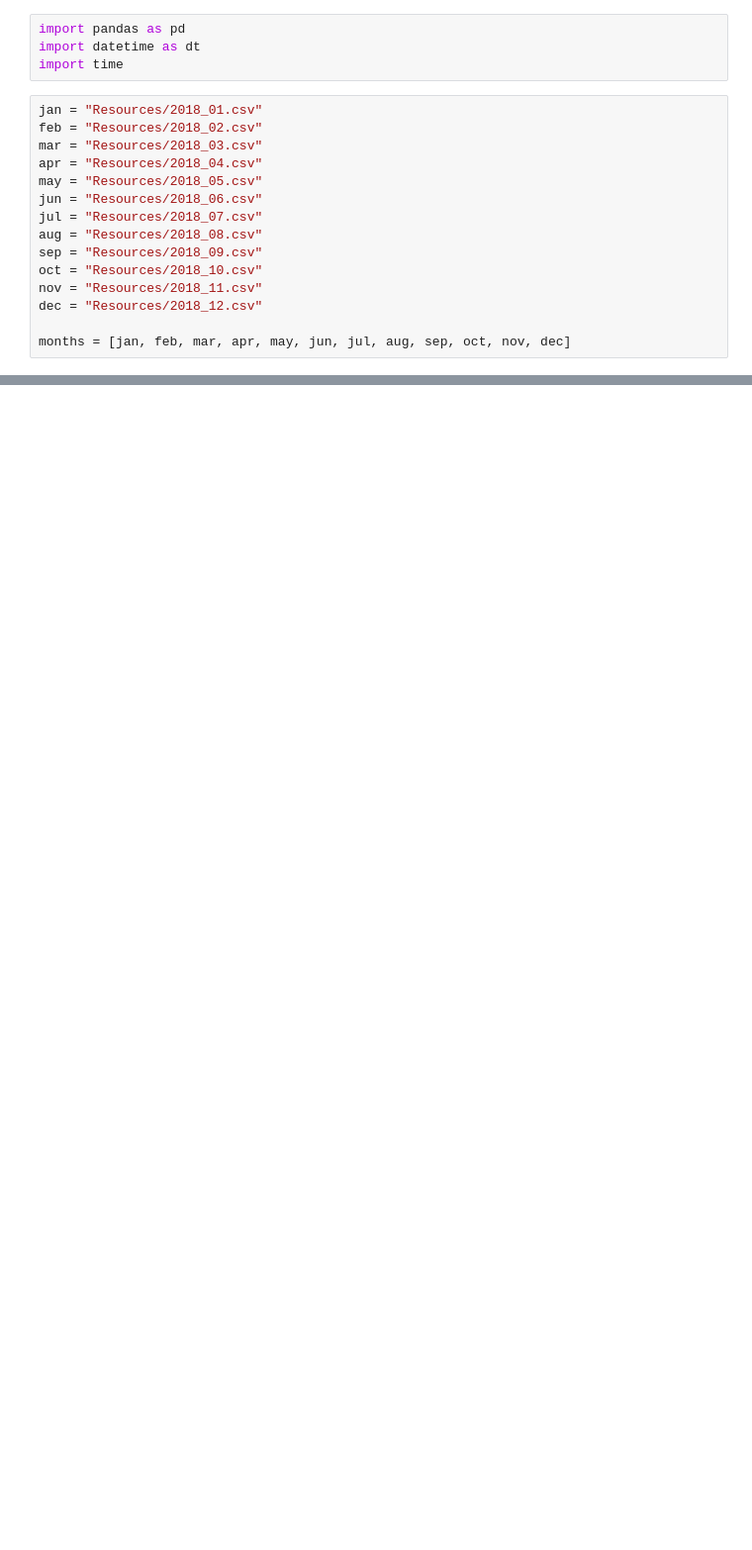
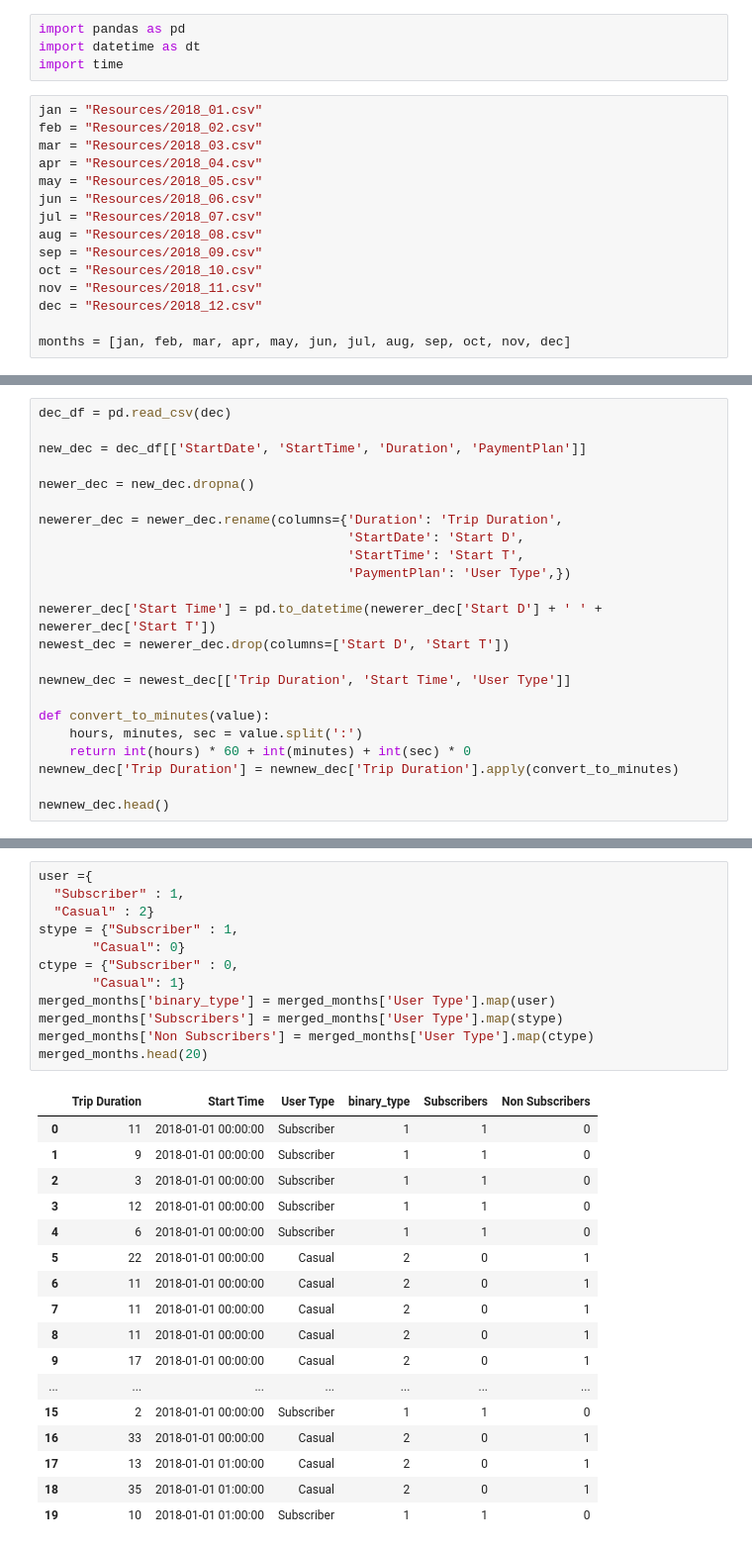
Before and after one commit to uncncsu/project-1, a Jupyter notebook: Portland_Clean.ipynb, the cells around one changed output, grey strips where cells are left out. Shown at 99% size. Saved outputs shown, nothing was run; the diff lists cells and outputs as text; blank space fills up the shorter version.

```diff
--- a/Portland_Clean.ipynb
+++ b/Portland_Clean.ipynb
@@ -76,0 +356,23 @@ See the caveats in the documentation: http://pandas.pydata.org/pandas-docs/stabl
+# %%
+dec_df = pd.read_csv(dec)
+
+new_dec = dec_df[['StartDate', 'StartTime', 'Duration', 'PaymentPlan']]
+
+newer_dec = new_dec.dropna()
+
+newerer_dec = newer_dec.rename(columns={'Duration': 'Trip Duration',
+                                        'StartDate': 'Start D',
+                                        'StartTime': 'Start T',
+                                        'PaymentPlan': 'User Type',})
+
+newerer_dec['Start Time'] = pd.to_datetime(newerer_dec['Start D'] + ' ' + newerer_dec['Start T'])
+newest_dec = newerer_dec.drop(columns=['Start D', 'Start T'])
+
+newnew_dec = newest_dec[['Trip Duration', 'Start Time', 'User Type']]
+
+def convert_to_minutes(value):
+    hours, minutes, sec = value.split(':')
+    return int(hours) * 60 + int(minutes) + int(sec) * 0
+newnew_dec['Trip Duration'] = newnew_dec['Trip Duration'].apply(convert_to_minutes)
+
+newnew_dec.head()
@@ -76,0 +420,30 @@ See the caveats in the documentation: http://pandas.pydata.org/pandas-docs/stabl
+# %%
+user ={
+  "Subscriber" : 1,
+  "Casual" : 2}
+stype = {"Subscriber" : 1,
+       "Casual": 0}
+ctype = {"Subscriber" : 0,
+       "Casual": 1}
+merged_months['binary_type'] = merged_months['User Type'].map(user)
+merged_months['Subscribers'] = merged_months['User Type'].map(stype)
+merged_months['Non Subscribers'] = merged_months['User Type'].map(ctype)
+merged_months.head(20)
+# %% [output]
+|  | Trip Duration | Start Time | User Type | binary_type | Subscribers | Non Subscribers |
+| 0 | 11 | 2018-01-01 00:00:00 | Subscriber | 1 | 1 | 0 |
+| 1 | 9 | 2018-01-01 00:00:00 | Subscriber | 1 | 1 | 0 |
+| 2 | 3 | 2018-01-01 00:00:00 | Subscriber | 1 | 1 | 0 |
+| 3 | 12 | 2018-01-01 00:00:00 | Subscriber | 1 | 1 | 0 |
+| 4 | 6 | 2018-01-01 00:00:00 | Subscriber | 1 | 1 | 0 |
+| 5 | 22 | 2018-01-01 00:00:00 | Casual | 2 | 0 | 1 |
+| 6 | 11 | 2018-01-01 00:00:00 | Casual | 2 | 0 | 1 |
+| 7 | 11 | 2018-01-01 00:00:00 | Casual | 2 | 0 | 1 |
+| 8 | 11 | 2018-01-01 00:00:00 | Casual | 2 | 0 | 1 |
+| 9 | 17 | 2018-01-01 00:00:00 | Casual | 2 | 0 | 1 |
+| ... | ... | ... | ... | ... | ... | ... |
+| 15 | 2 | 2018-01-01 00:00:00 | Subscriber | 1 | 1 | 0 |
+| 16 | 33 | 2018-01-01 00:00:00 | Casual | 2 | 0 | 1 |
+| 17 | 13 | 2018-01-01 01:00:00 | Casual | 2 | 0 | 1 |
+| 18 | 35 | 2018-01-01 01:00:00 | Casual | 2 | 0 | 1 |
+| 19 | 10 | 2018-01-01 01:00:00 | Subscriber | 1 | 1 | 0 |
```
Also changed, not shown: parts of 16 cells of this notebook, 1 other file.
